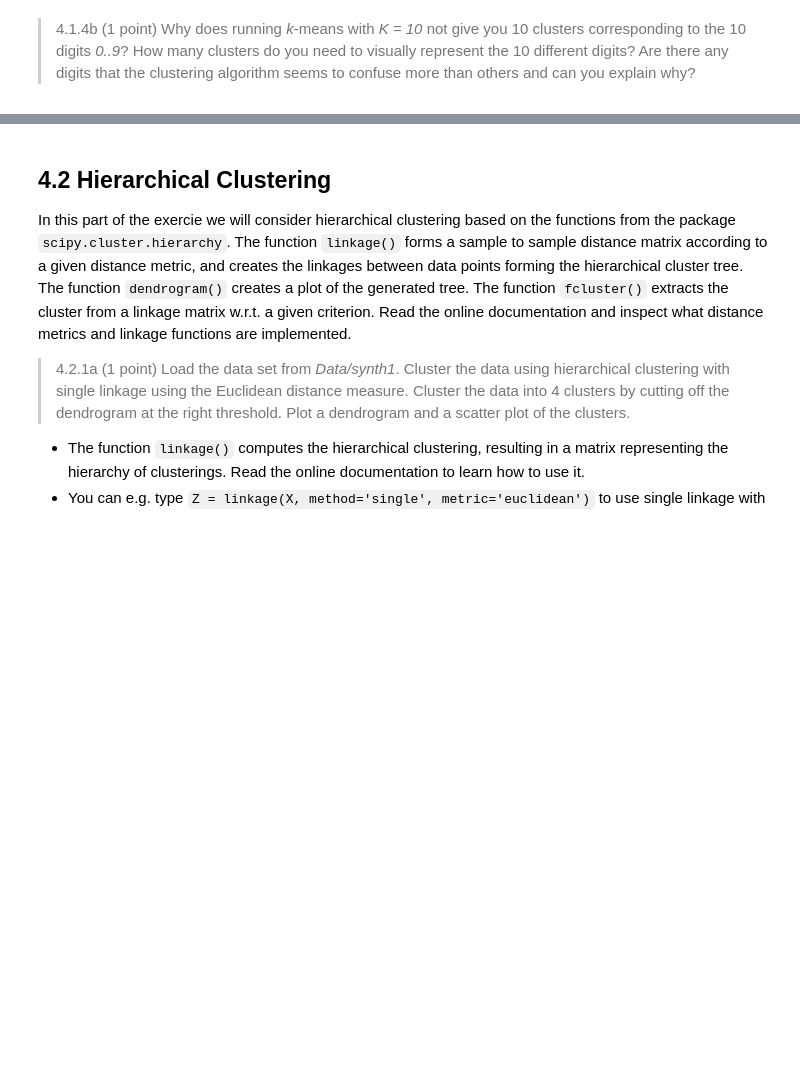
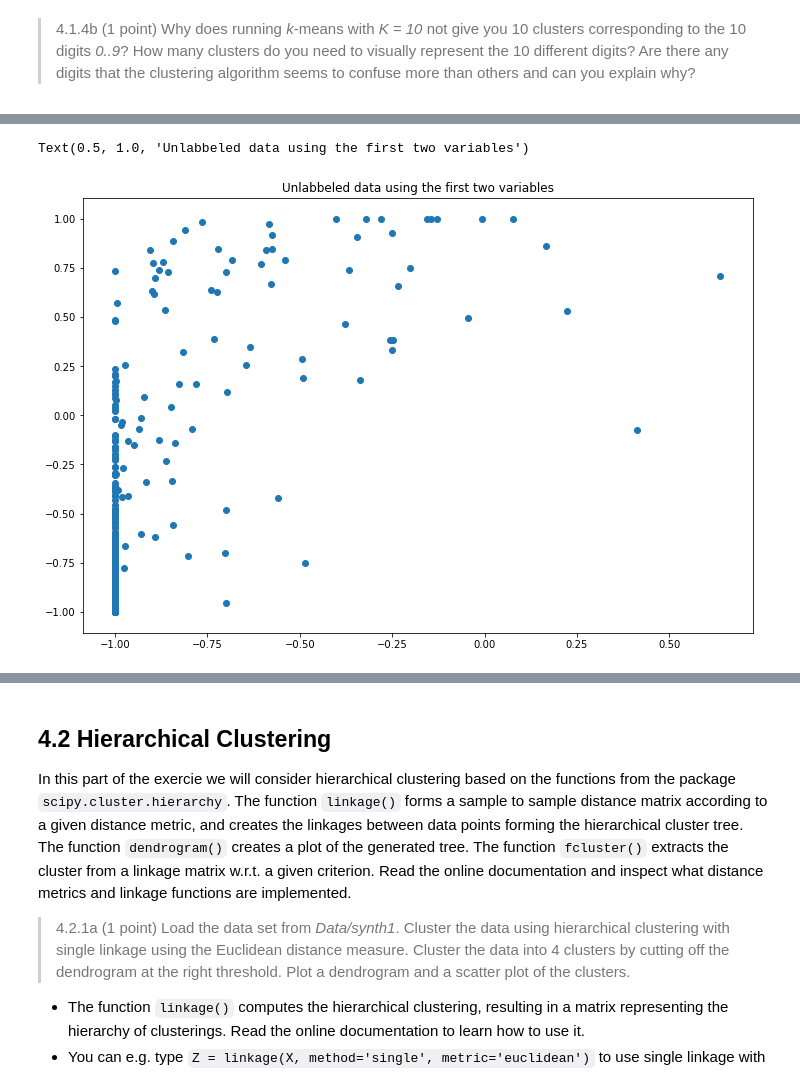
Before and after one commit to gabrielraya/Data-Mining, a Jupyter notebook: Assignment_4/Assignment_4.ipynb, the cells around one changed output, grey strips where cells are left out. Cells and saved outputs as stored; diff of their text form; code cells hidden in the pictures; blank space fills up the shorter version.

```diff
--- a/Assignment_4/Assignment_4.ipynb
+++ b/Assignment_4/Assignment_4.ipynb
@@ -228,0 +281,6 @@ _The more clusters, the more the cluster centers resemble actual faces. Averagin
+# %%
+plt.scatter(digits['X'][:,0],digits['X'][:,1])
+plt.title('Unlabbeled data using the first two variables')
+# %% [output]
+Text(0.5, 1.0, 'Unlabbeled data using the first two variables')
+[figure, added]
```
Also changed, not shown: parts of 14 cells of this notebook.
